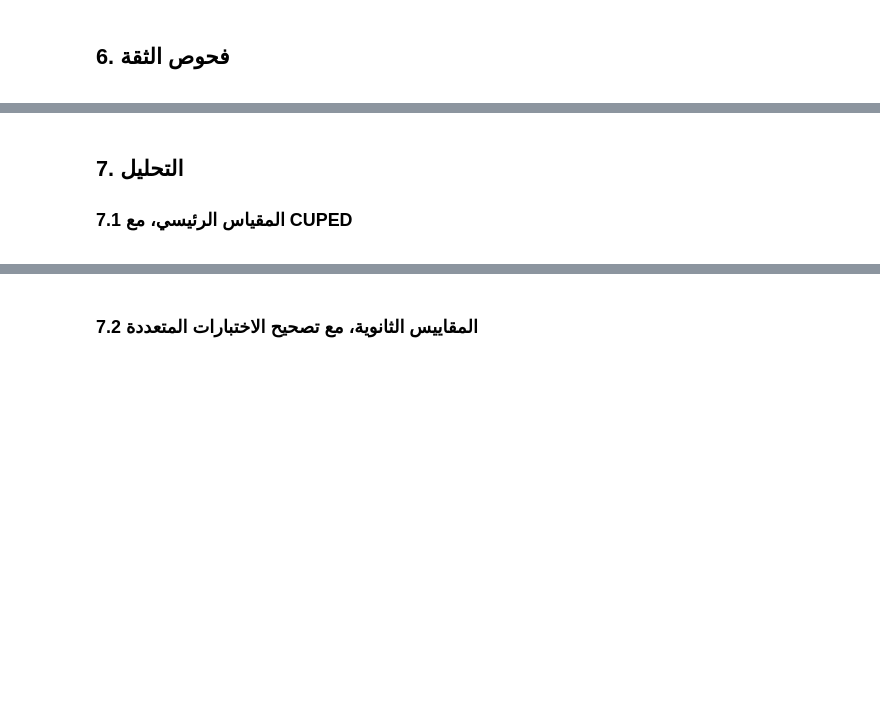
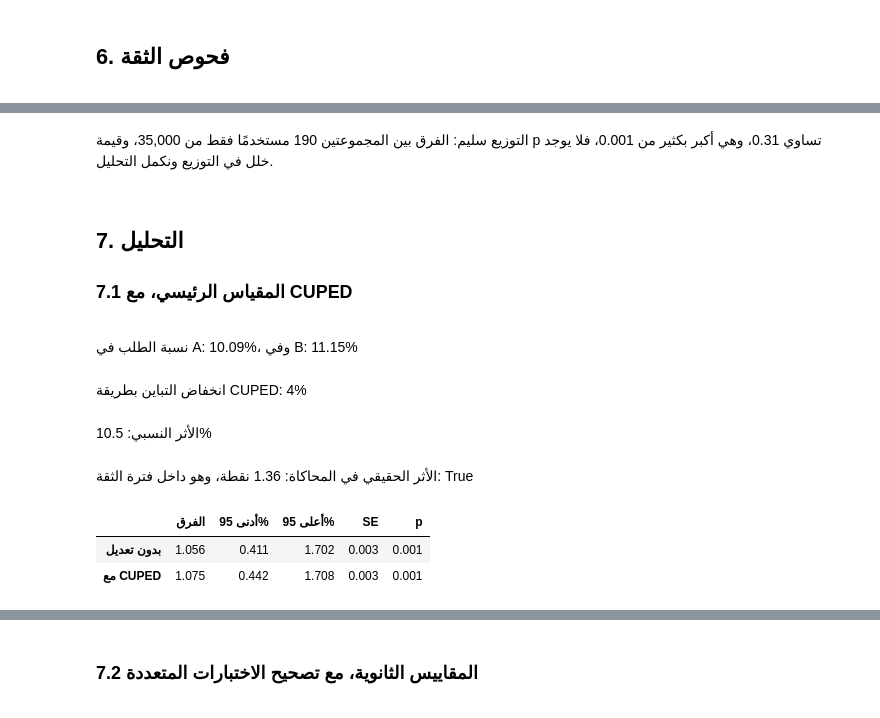
Before and after one commit to MenirahAlfadhel/-A-B-, a Jupyter notebook: Copy_ofمنيره_الفاضل_المشروع_الختامي.ipynb, the cells around one changed output, grey strips where cells are left out. Saved outputs shown, nothing was run; the diff lists cells and outputs as text; code cells hidden in the pictures; blank space fills up the shorter version.

```diff
--- a/Copy_ofمنيره_الفاضل_المشروع_الختامي.ipynb
+++ b/Copy_ofمنيره_الفاضل_المشروع_الختامي.ipynb
@@ -340,3 +350,9 @@ srm_check(counts.get("A", 0), counts.get("B", 0), CONFIG["treatment_share"]);
+# %% [markdown]
+<div dir="rtl">
+
+التوزيع سليم: الفرق بين المجموعتين 190 مستخدمًا فقط من 35,000، وقيمة p تساوي 0.31، وهي أكبر بكثير من 0.001، فلا يوجد خلل في التوزيع ونكمل التحليل.
+
+</div>
 # %% [markdown]
 <div dir="rtl">
 
@@ -348,13 +364,27 @@ srm_check(counts.get("A", 0), counts.get("B", 0), CONFIG["treatment_share"]);
 # %%
 A, B = data[data.variant == "A"], data[data.variant == "B"]
 primary = diff_ci(A["ordered"], B["ordered"])
 
 theta = np.cov(data["ordered"], data["pre_orders_90d"])[0, 1] / data["pre_orders_90d"].var(ddof=1)
 adjusted = data["ordered"] - theta * (data["pre_orders_90d"] - data["pre_orders_90d"].mean())
 primary_cuped = diff_ci(adjusted[data.variant == "A"], adjusted[data.variant == "B"])
 
 out = pd.DataFrame([primary, primary_cuped], index=["بدون تعديل", "مع CUPED"])
 out[["الفرق", "أدنى 95%", "أعلى 95%"]] *= 100
 say(f"نسبة الطلب في A: {A['ordered'].mean():.2%}، وفي B: {B['ordered'].mean():.2%}")
 say(f"انخفاض التباين بطريقة CUPED: {1 - (primary_cuped['SE'] / primary['SE']) ** 2:.0%}")
+
+# إضافة: الأثر النسبي، ومقارنة التقدير بالأثر الحقيقي في المحاكاة
+rel_lift = primary["الفرق"] / A["ordered"].mean()
+true_avg_lift = CONFIG["true_lift_abs"] * (1 + CONFIG["novelty_boost"] * np.exp(-(data["day"] - 1) / 3)).mean()
+say(f"الأثر النسبي: {rel_lift:.1%}")
+say(f"الأثر الحقيقي في المحاكاة: {true_avg_lift * 100:.2f} نقطة، وهو داخل فترة الثقة: {primary['أدنى 95%'] <= true_avg_lift <= primary['أعلى 95%']}")
 out.round(3)
+# %% [output]
+نسبة الطلب في A: 10.09%، وفي B: 11.15%
+انخفاض التباين بطريقة CUPED: 4%
+الأثر النسبي: 10.5%
+الأثر الحقيقي في المحاكاة: 1.36 نقطة، وهو داخل فترة الثقة: True
+|  | الفرق | أدنى 95% | أعلى 95% | SE | p |
+| بدون تعديل | 1.056 | 0.411 | 1.702 | 0.003 | 0.001 |
+| مع CUPED | 1.075 | 0.442 | 1.708 | 0.003 | 0.001 |
```
Also changed, not shown: parts of 14 cells of this notebook.
